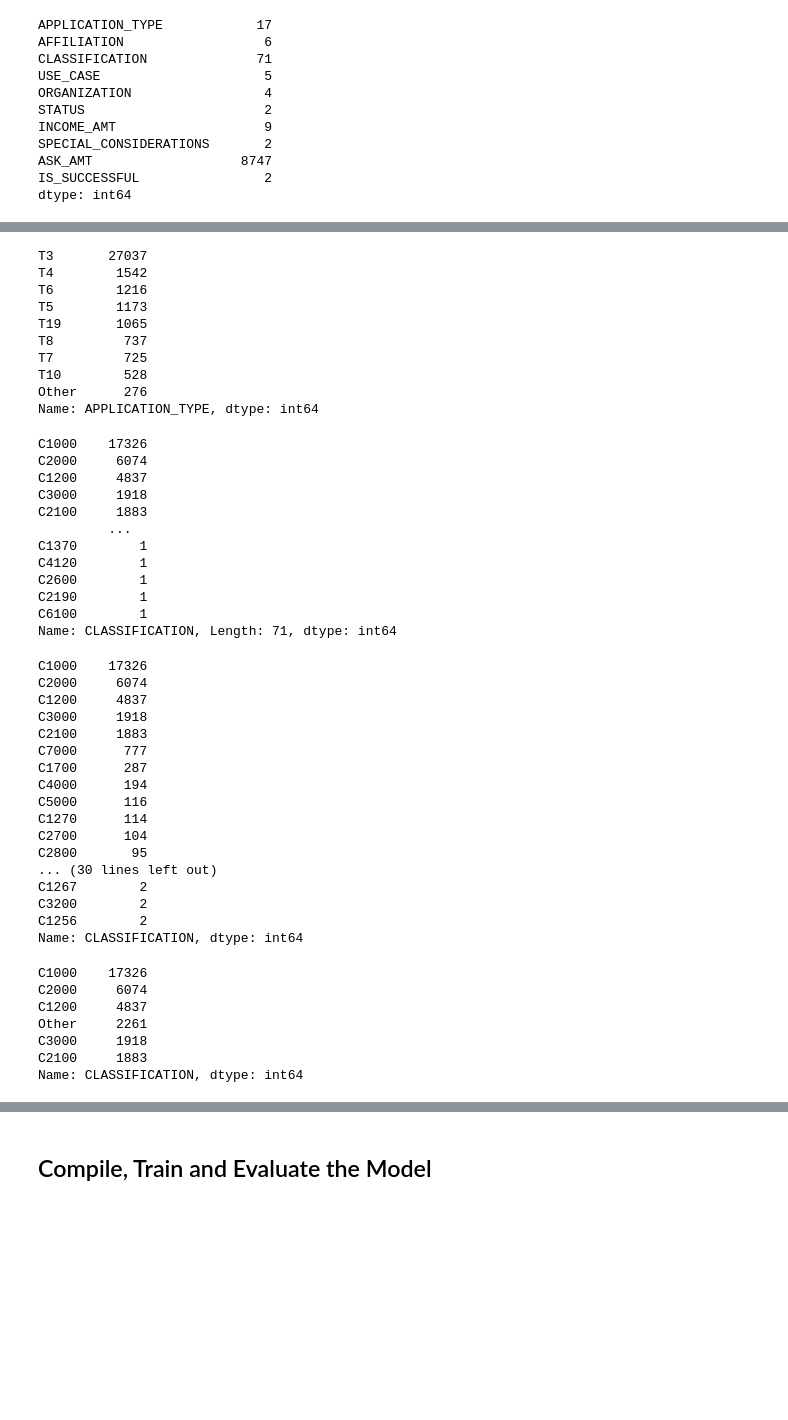
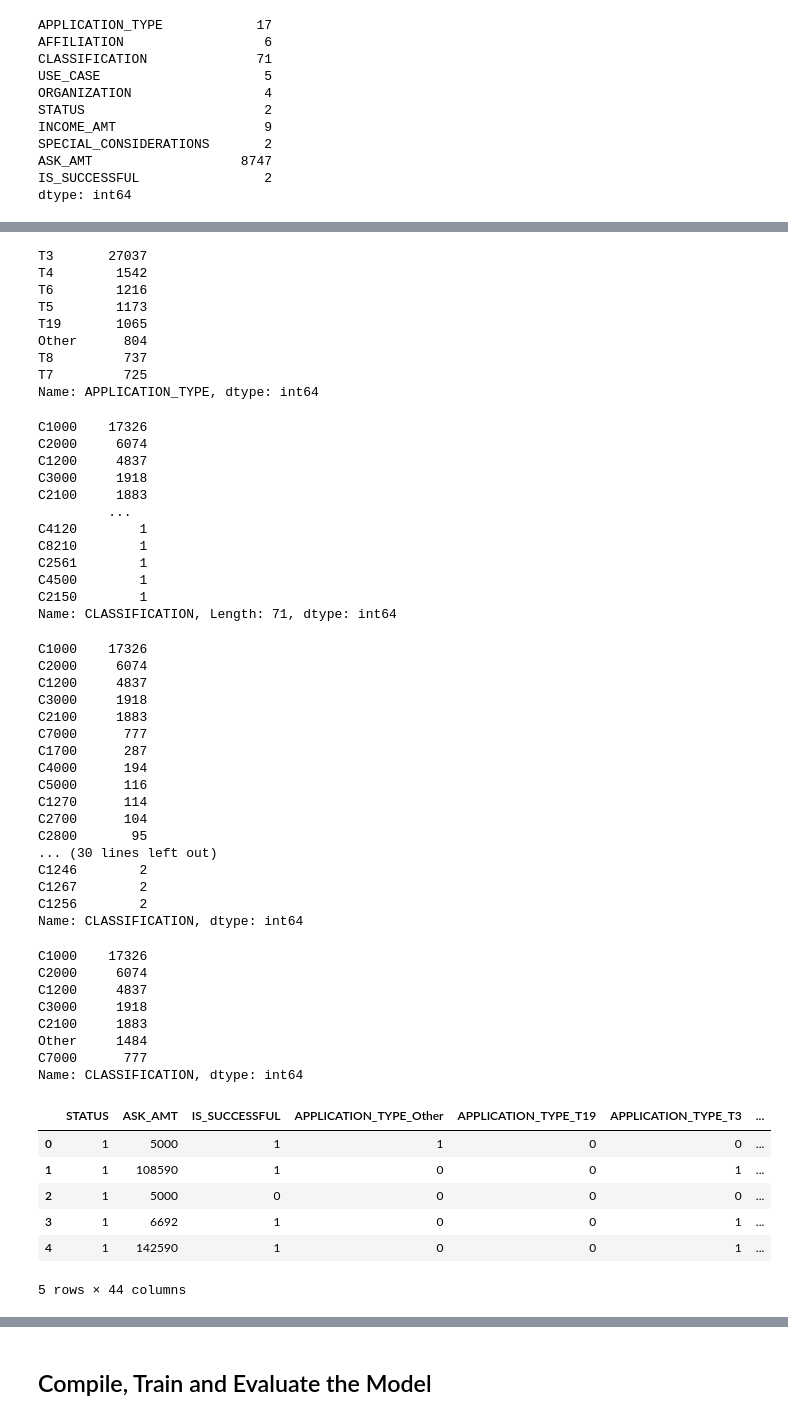
Before and after one commit to RichardMalo/deep-learning-challenge, a Jupyter notebook: Starter_Code.ipynb, the cells around one changed output, grey strips where cells are left out. Drawn from its saved outputs; the diff is of its cells as text; code cells hidden in the pictures; blank space fills up the shorter version.

```diff
--- a/Starter_Code.ipynb
+++ b/Starter_Code.ipynb
@@ -39,6 +50,8 @@ dtype: int64
 # %%
 # Look at APPLICATION_TYPE value counts for binning
 #  YOUR CODE GOES HERE
+value_counts = application_df["APPLICATION_TYPE"].value_counts()
+value_counts
 # %% [output]
 T3     27037
 T4      1542
@@ -62,6 +75,10 @@ Name: APPLICATION_TYPE, dtype: int64
 # Choose a cutoff value and create a list of application types to be replaced
 # use the variable name `application_types_to_replace`
 #  YOUR CODE GOES HERE
+# Choosing 500 gave me
+
+application_types_to_replace = list(value_counts[value_counts < 700].index)
+application_types_to_replace
 
 # Replace in dataframe
 for app in application_types_to_replace:
@@ -75,14 +92,15 @@ T4        1542
 T6        1216
 T5        1173
 T19       1065
+Other      804
 T8         737
 T7         725
-T10        528
-Other      276
 Name: APPLICATION_TYPE, dtype: int64
 # %%
 # Look at CLASSIFICATION value counts for binning
 #  YOUR CODE GOES HERE
+classification_value_counts = application_df["CLASSIFICATION"].value_counts()
+classification_value_counts
 # %% [output]
 C1000    17326
 C2000     6074
@@ -90,15 +108,16 @@ C1200     4837
 C3000     1918
 C2100     1883
          ...
-C1370        1
 C4120        1
-C2600        1
-C2190        1
-C6100        1
+C8210        1
+C2561        1
+C4500        1
+C2150        1
 Name: CLASSIFICATION, Length: 71, dtype: int64
 # %%
 # You may find it helpful to look at CLASSIFICATION value counts >1
 #  YOUR CODE GOES HERE
+classification_value_counts[classification_value_counts > 1]
 # %% [output]
 C1000    17326
 C2000     6074
@@ -113,14 +132,15 @@ C1270      114
 C2700      104
 C2800       95
 ... (30 lines left out)
+C1246        2
 C1267        2
-C3200        2
 C1256        2
 Name: CLASSIFICATION, dtype: int64
 # %%
 # Choose a cutoff value and create a list of classifications to be replaced
 # use the variable name `classifications_to_replace`
 #  YOUR CODE GOES HERE
+classifications_to_replace = list(classification_value_counts[classification_value_counts < 700].index)
 
 # Replace in dataframe
 for cls in classifications_to_replace:
@@ -132,13 +152,24 @@ application_df['CLASSIFICATION'].value_counts()
 C1000    17326
 C2000     6074
 C1200     4837
-Other     2261
 C3000     1918
 C2100     1883
+Other     1484
+C7000      777
 Name: CLASSIFICATION, dtype: int64
 # %%
 # Convert categorical data to numeric with `pd.get_dummies`
 #  YOUR CODE GOES HERE
+numeric_dummies = pd.get_dummies(application_df)
+numeric_dummies.head()
+# %% [output]
+|  | STATUS | ASK_AMT | IS_SUCCESSFUL | APPLICATION_TYPE_Other | APPLICATION_TYPE_T19 | APPLICATION_TYPE_T3 | ... |
+| 0 | 1 | 5000 | 1 | 1 | 0 | 0 | ... |
+| 1 | 1 | 108590 | 1 | 0 | 0 | 1 | ... |
+| 2 | 1 | 5000 | 0 | 0 | 0 | 0 | ... |
+| 3 | 1 | 6692 | 1 | 0 | 0 | 1 | ... |
+| 4 | 1 | 142590 | 1 | 0 | 0 | 1 | ... |
+5 rows × 44 columns
 # %%
 # Split our preprocessed data into our features and target arrays
 #  YOUR CODE GOES HERE
```
Also changed, not shown: parts of 10 cells of this notebook, 1 other file.
